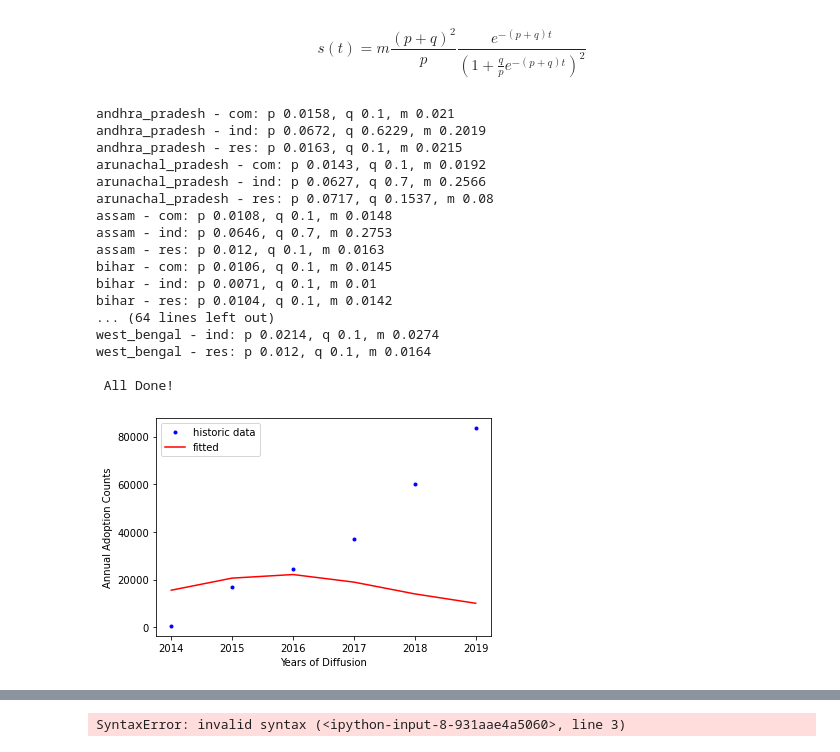
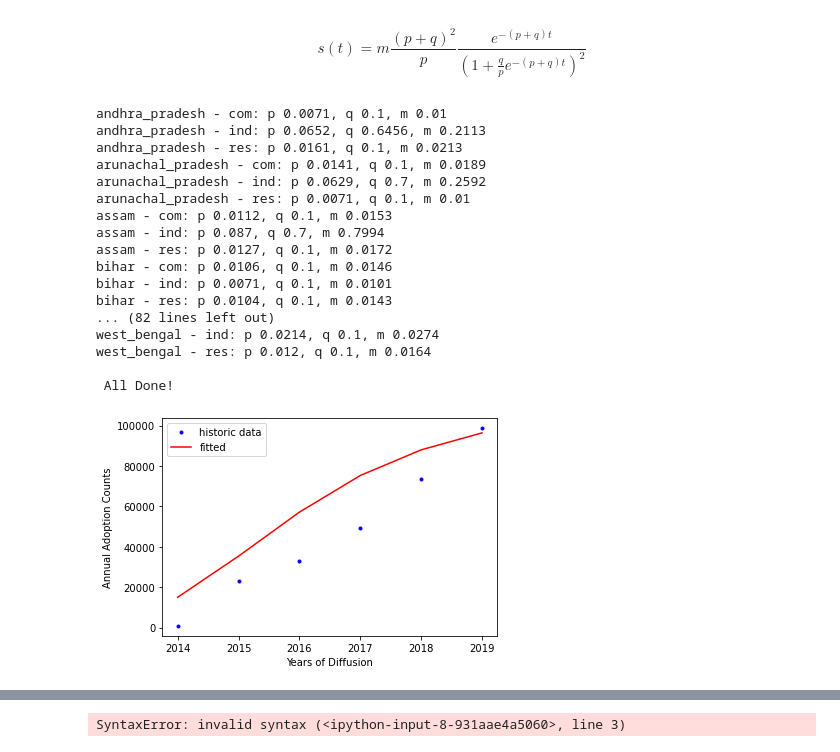
Before and after one commit to jmarinpi/dgen_globetrotter, a Jupyter notebook: india/india_bass_estimation.ipynb, the cells around one changed output, grey strips where cells are left out. Cells and saved outputs as stored; diff of their text form; code cells hidden in the pictures.

```diff
--- a/india/india_bass_estimation.ipynb
+++ b/india/india_bass_estimation.ipynb
@@ -272,21 +272,23 @@ state_id_lookup = pd.read_csv(os.path.join('reference_data', 'india_census','sta
 state_id_lookup = dict(zip(state_id_lookup['state_name'], state_id_lookup['state_id']))
 
 bass_params['state_id'] = bass_params['state_name'].map(state_id_lookup)
-bass_params.to_csv(os.path.join('india_base','pv_bass.csv'))
+
+out = bass_params[['state_id', 'sector_abbr', 'p', 'p_SE', 'q', 'q_SE', 'm', 'p_sig','q_sig']]
+out.to_csv(os.path.join('india_base','pv_bass.csv'), index=False)
 # %% [output]
-andhra_pradesh - com: p 0.0158, q 0.1, m 0.021
-andhra_pradesh - ind: p 0.0672, q 0.6229, m 0.2019
-andhra_pradesh - res: p 0.0163, q 0.1, m 0.0215
-arunachal_pradesh - com: p 0.0143, q 0.1, m 0.0192
-arunachal_pradesh - ind: p 0.0627, q 0.7, m 0.2566
-arunachal_pradesh - res: p 0.0717, q 0.1537, m 0.08
-assam - com: p 0.0108, q 0.1, m 0.0148
-assam - ind: p 0.0646, q 0.7, m 0.2753
-assam - res: p 0.012, q 0.1, m 0.0163
-bihar - com: p 0.0106, q 0.1, m 0.0145
-bihar - ind: p 0.0071, q 0.1, m 0.01
-bihar - res: p 0.0104, q 0.1, m 0.0142
-... (64 lines left out)
+andhra_pradesh - com: p 0.0071, q 0.1, m 0.01
+andhra_pradesh - ind: p 0.0652, q 0.6456, m 0.2113
+andhra_pradesh - res: p 0.0161, q 0.1, m 0.0213
+arunachal_pradesh - com: p 0.0141, q 0.1, m 0.0189
+arunachal_pradesh - ind: p 0.0629, q 0.7, m 0.2592
+arunachal_pradesh - res: p 0.0071, q 0.1, m 0.01
+assam - com: p 0.0112, q 0.1, m 0.0153
+assam - ind: p 0.087, q 0.7, m 0.7994
+assam - res: p 0.0127, q 0.1, m 0.0172
+bihar - com: p 0.0106, q 0.1, m 0.0146
+bihar - ind: p 0.0071, q 0.1, m 0.0101
+bihar - res: p 0.0104, q 0.1, m 0.0143
+... (82 lines left out)
 west_bengal - ind: p 0.0214, q 0.1, m 0.0274
 west_bengal - res: p 0.012, q 0.1, m 0.0164
 
@@ -294,23 +296,24 @@ west_bengal - res: p 0.012, q 0.1, m 0.0164
 # %%
 # How well does the regress fit the historic data?
 fit = df.merge(bass_params[['state_name','sector_abbr','p','q','m']], on=['state_name','sector_abbr'])
 X = np.empty((2,fit.shape[0]))
 X[0,] = fit['year'] - 2013
 X[1,] = fit['m']
 fit['pred'] = fit['customers_in_bin'] * fit['m'] * bass(X,fit['p'],fit['q'])
 cfit = fit.groupby('year').sum().reset_index()
+cfit['pred'] = cfit['pred'].cumsum()
 
 ## Plot Bass Curve
 # This plots the historic and simulated Bass fits.
 plt.plot(cfit['year'], cfit['n_adopters'], 'b.', label='historic data')
 plt.plot(cfit['year'], cfit['pred'], 'r-', label='fitted')
 
 plt.xlabel('Years of Diffusion')
 plt.ylabel('Annual Adoption Counts')
 plt.legend(loc = 2)
 plt.show()
 # %% [output]
-[figure, old version]
+[figure, new version]
 # %%
 fit.sort_values('pred')
 # %% [output]
```
Also changed, not shown: parts of 1 cell of this notebook, 22 other files.
